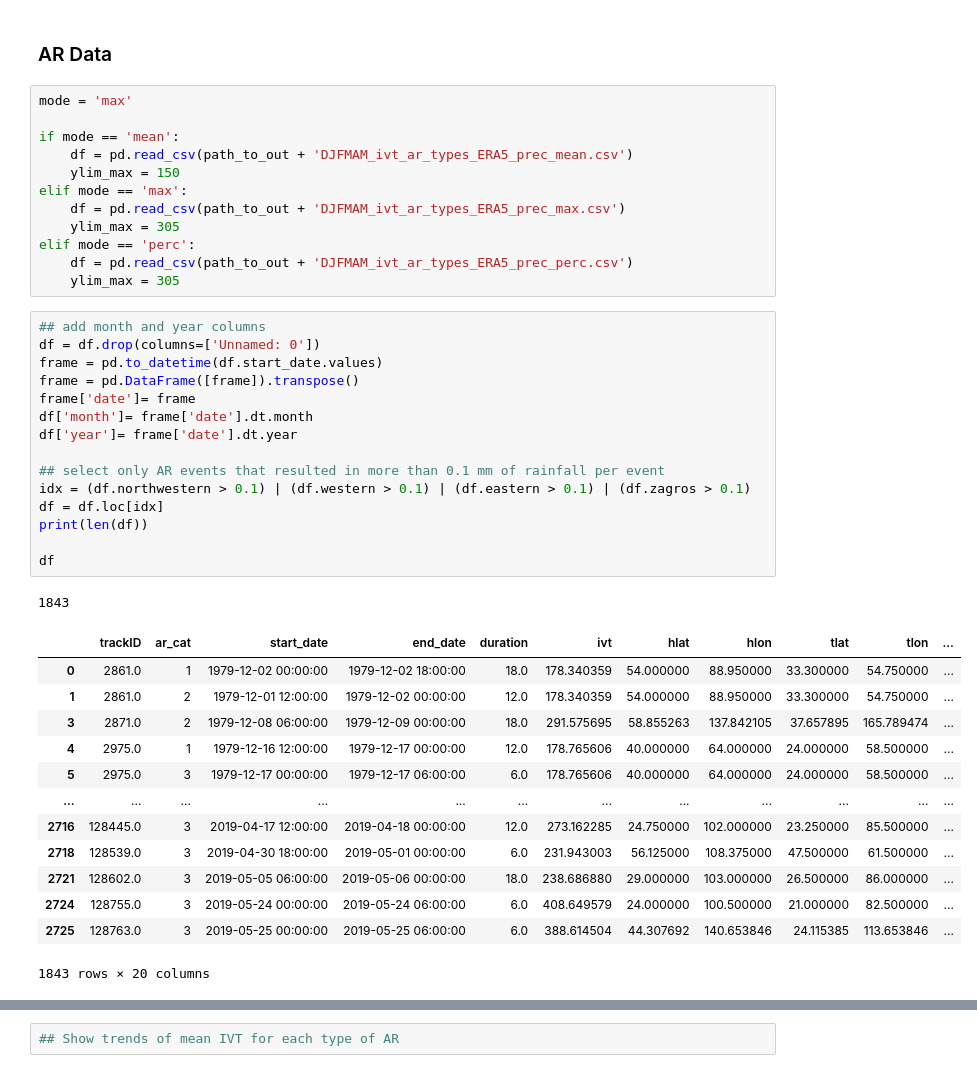
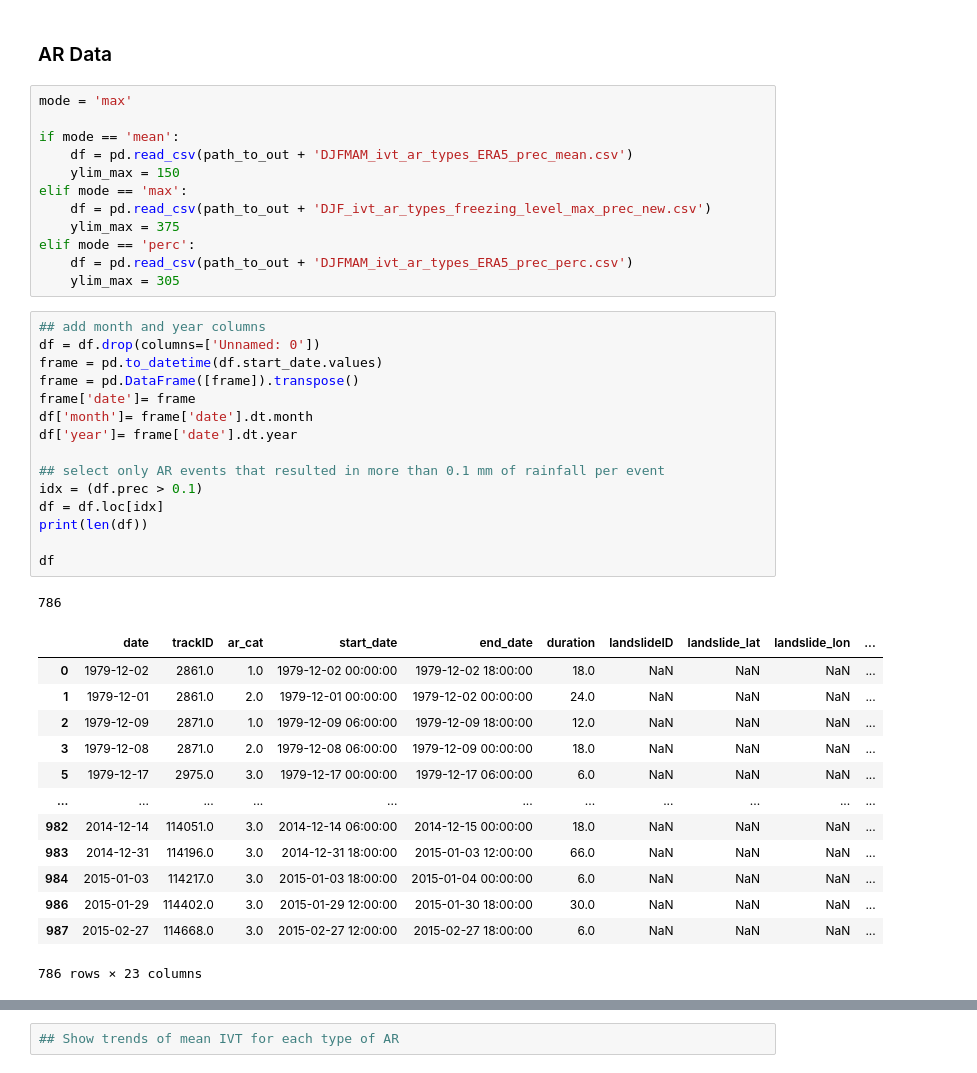
Before and after one commit to dlnash/HMA_AR_freezing_level, a Jupyter notebook: analysis/fig06_IVT_Precip_Scatter.ipynb, the cells around one changed output, grey strips where cells are left out. Saved outputs shown, nothing was run; the diff lists cells and outputs as text.

```diff
--- a/analysis/fig06_IVT_Precip_Scatter.ipynb
+++ b/analysis/fig06_IVT_Precip_Scatter.ipynb
@@ -29,38 +29,38 @@ if mode == 'mean':
     df = pd.read_csv(path_to_out + 'DJFMAM_ivt_ar_types_ERA5_prec_mean.csv')
     ylim_max = 150
 elif mode == 'max':
-    df = pd.read_csv(path_to_out + 'DJFMAM_ivt_ar_types_ERA5_prec_max.csv')
-    ylim_max = 305
+    df = pd.read_csv(path_to_out + 'DJF_ivt_ar_types_freezing_level_max_prec_new.csv')
+    ylim_max = 375
 elif mode == 'perc':
     df = pd.read_csv(path_to_out + 'DJFMAM_ivt_ar_types_ERA5_prec_perc.csv')
     ylim_max = 305
 # %%
 ## add month and year columns
 df = df.drop(columns=['Unnamed: 0'])
 frame = pd.to_datetime(df.start_date.values)
 frame = pd.DataFrame([frame]).transpose()
 frame['date']= frame
 df['month']= frame['date'].dt.month
 df['year']= frame['date'].dt.year
 
 ## select only AR events that resulted in more than 0.1 mm of rainfall per event
-idx = (df.northwestern > 0.1) | (df.western > 0.1) | (df.eastern > 0.1) | (df.zagros > 0.1)
+idx = (df.prec > 0.1)
 df = df.loc[idx]
 print(len(df))
 
 df
 # %% [output]
-1843
+786
-|  | trackID | ar_cat | start_date | end_date | duration | ivt | hlat | hlon | tlat | tlon | ... |
-| 0 | 2861.0 | 1 | 1979-12-02 00:00:00 | 1979-12-02 18:00:00 | 18.0 | 178.340359 | 54.000000 | 88.950000 | 33.300000 | 54.750000 | ... |
-| 1 | 2861.0 | 2 | 1979-12-01 12:00:00 | 1979-12-02 00:00:00 | 12.0 | 178.340359 | 54.000000 | 88.950000 | 33.300000 | 54.750000 | ... |
-| 3 | 2871.0 | 2 | 1979-12-08 06:00:00 | 1979-12-09 00:00:00 | 18.0 | 291.575695 | 58.855263 | 137.842105 | 37.657895 | 165.789474 | ... |
-| 4 | 2975.0 | 1 | 1979-12-16 12:00:00 | 1979-12-17 00:00:00 | 12.0 | 178.765606 | 40.000000 | 64.000000 | 24.000000 | 58.500000 | ... |
-| 5 | 2975.0 | 3 | 1979-12-17 00:00:00 | 1979-12-17 06:00:00 | 6.0 | 178.765606 | 40.000000 | 64.000000 | 24.000000 | 58.500000 | ... |
-| ... | ... | ... | ... | ... | ... | ... | ... | ... | ... | ... | ... |
-| 2716 | 128445.0 | 3 | 2019-04-17 12:00:00 | 2019-04-18 00:00:00 | 12.0 | 273.162285 | 24.750000 | 102.000000 | 23.250000 | 85.500000 | ... |
-| 2718 | 128539.0 | 3 | 2019-04-30 18:00:00 | 2019-05-01 00:00:00 | 6.0 | 231.943003 | 56.125000 | 108.375000 | 47.500000 | 61.500000 | ... |
-| 2721 | 128602.0 | 3 | 2019-05-05 06:00:00 | 2019-05-06 00:00:00 | 18.0 | 238.686880 | 29.000000 | 103.000000 | 26.500000 | 86.000000 | ... |
-| 2724 | 128755.0 | 3 | 2019-05-24 00:00:00 | 2019-05-24 06:00:00 | 6.0 | 408.649579 | 24.000000 | 100.500000 | 21.000000 | 82.500000 | ... |
-| 2725 | 128763.0 | 3 | 2019-05-25 00:00:00 | 2019-05-25 06:00:00 | 6.0 | 388.614504 | 44.307692 | 140.653846 | 24.115385 | 113.653846 | ... |
+|  | date | trackID | ar_cat | start_date | end_date | duration | landslideID | landslide_lat | landslide_lon | ... |
+| 0 | 1979-12-02 | 2861.0 | 1.0 | 1979-12-02 00:00:00 | 1979-12-02 18:00:00 | 18.0 | NaN | NaN | NaN | ... |
+| 1 | 1979-12-01 | 2861.0 | 2.0 | 1979-12-01 00:00:00 | 1979-12-02 00:00:00 | 24.0 | NaN | NaN | NaN | ... |
+| 2 | 1979-12-09 | 2871.0 | 1.0 | 1979-12-09 06:00:00 | 1979-12-09 18:00:00 | 12.0 | NaN | NaN | NaN | ... |
+| 3 | 1979-12-08 | 2871.0 | 2.0 | 1979-12-08 06:00:00 | 1979-12-09 00:00:00 | 18.0 | NaN | NaN | NaN | ... |
+| 5 | 1979-12-17 | 2975.0 | 3.0 | 1979-12-17 00:00:00 | 1979-12-17 06:00:00 | 6.0 | NaN | NaN | NaN | ... |
+| ... | ... | ... | ... | ... | ... | ... | ... | ... | ... | ... |
+| 982 | 2014-12-14 | 114051.0 | 3.0 | 2014-12-14 06:00:00 | 2014-12-15 00:00:00 | 18.0 | NaN | NaN | NaN | ... |
+| 983 | 2014-12-31 | 114196.0 | 3.0 | 2014-12-31 18:00:00 | 2015-01-03 12:00:00 | 66.0 | NaN | NaN | NaN | ... |
+| 984 | 2015-01-03 | 114217.0 | 3.0 | 2015-01-03 18:00:00 | 2015-01-04 00:00:00 | 6.0 | NaN | NaN | NaN | ... |
+| 986 | 2015-01-29 | 114402.0 | 3.0 | 2015-01-29 12:00:00 | 2015-01-30 18:00:00 | 30.0 | NaN | NaN | NaN | ... |
+| 987 | 2015-02-27 | 114668.0 | 3.0 | 2015-02-27 12:00:00 | 2015-02-27 18:00:00 | 6.0 | NaN | NaN | NaN | ... |
-1843 rows × 20 columns
+786 rows × 23 columns
```
Also changed, not shown: parts of 9 cells of this notebook, 9 other files.
